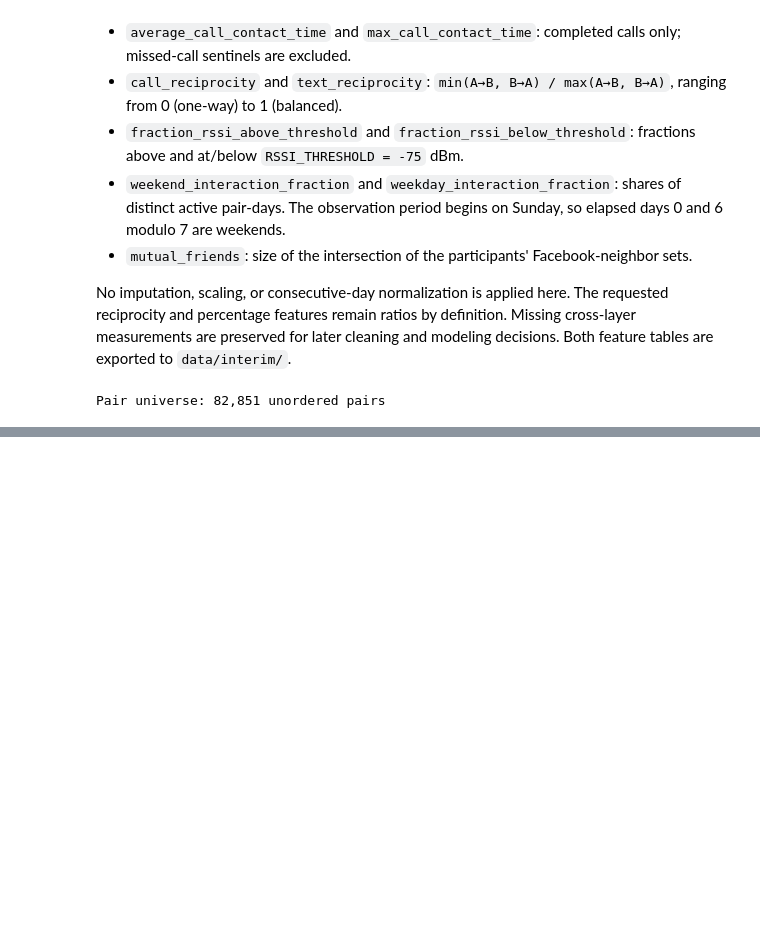
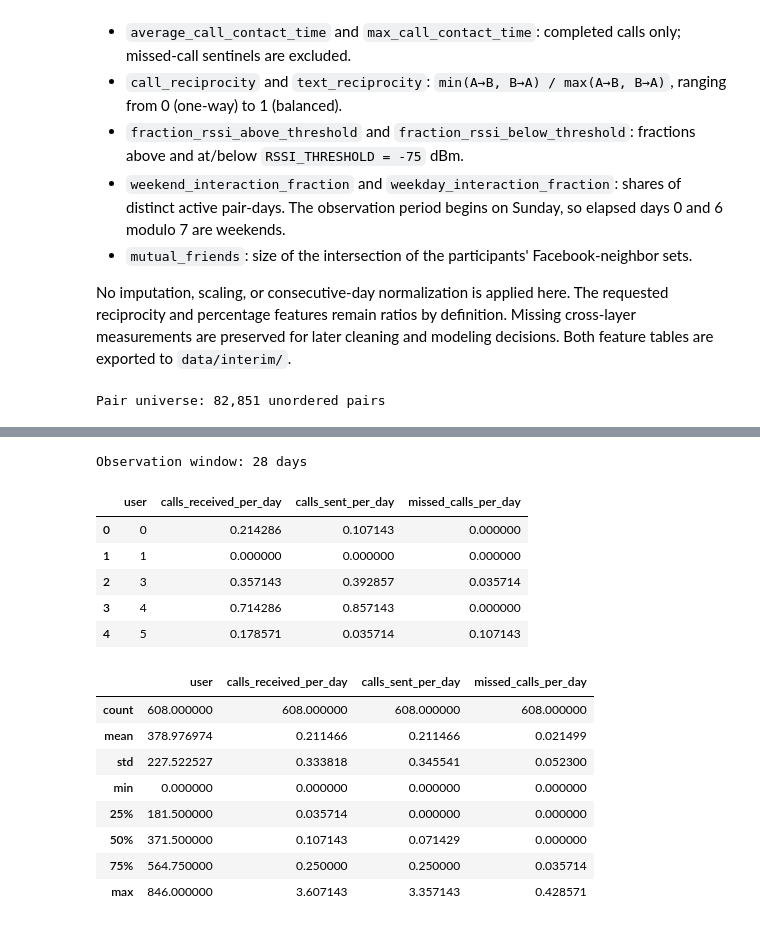
Before and after one commit to ucd-cosmos-data/26-the-deep-learners-analysis, a Jupyter notebook: FinalProject/notebooks/feature_engineering.ipynb, the cells around one changed output, grey strips where cells are left out. Saved outputs shown, nothing was run; the diff lists cells and outputs as text; code cells hidden in the pictures; blank space fills up the shorter version.

```diff
--- a/FinalProject/notebooks/feature_engineering.ipynb
+++ b/FinalProject/notebooks/feature_engineering.ipynb
@@ -381,0 +400,44 @@ Saved 82,851 pair rows to ../data/interim/pairwise_features.csv
+# %%
+# The full cohort is observed over the same fixed window, so a single constant
+# denominator is used rather than each participant's own active-day span.
+TOTAL_OBSERVATION_DAYS = int(
+    pd.concat([calls_data['timestamp'], sms_data['timestamp'], bt_valid['timestamp']]).max()
+    // SECONDS_PER_DAY
+) + 1
+
+missed_calls = calls_data.loc[calls_data['duration'].eq(-1)]
+
+daily_call_rate_features = pd.DataFrame({'user': participant_ids})
+daily_call_rate_features['calls_received_per_day'] = (
+    daily_call_rate_features['user'].map(calls_data.groupby('callee').size()).fillna(0)
+    / TOTAL_OBSERVATION_DAYS
+)
+daily_call_rate_features['calls_sent_per_day'] = (
+    daily_call_rate_features['user'].map(calls_data.groupby('caller').size()).fillna(0)
+    / TOTAL_OBSERVATION_DAYS
+)
+daily_call_rate_features['missed_calls_per_day'] = (
+    daily_call_rate_features['user'].map(missed_calls.groupby('callee').size()).fillna(0)
+    / TOTAL_OBSERVATION_DAYS
+)
+
+print(f'Observation window: {TOTAL_OBSERVATION_DAYS} days')
+display(daily_call_rate_features.head())
+display(daily_call_rate_features.describe())
+# %% [output]
+Observation window: 28 days
+|  | user | calls_received_per_day | calls_sent_per_day | missed_calls_per_day |
+| 0 | 0 | 0.214286 | 0.107143 | 0.000000 |
+| 1 | 1 | 0.000000 | 0.000000 | 0.000000 |
+| 2 | 3 | 0.357143 | 0.392857 | 0.035714 |
+| 3 | 4 | 0.714286 | 0.857143 | 0.000000 |
+| 4 | 5 | 0.178571 | 0.035714 | 0.107143 |
+|  | user | calls_received_per_day | calls_sent_per_day | missed_calls_per_day |
+| count | 608.000000 | 608.000000 | 608.000000 | 608.000000 |
+| mean | 378.976974 | 0.211466 | 0.211466 | 0.021499 |
+| std | 227.522527 | 0.333818 | 0.345541 | 0.052300 |
+| min | 0.000000 | 0.000000 | 0.000000 | 0.000000 |
+| 25% | 181.500000 | 0.035714 | 0.000000 | 0.000000 |
+| 50% | 371.500000 | 0.107143 | 0.071429 | 0.000000 |
+| 75% | 564.750000 | 0.250000 | 0.250000 | 0.035714 |
+| max | 846.000000 | 3.607143 | 3.357143 | 0.428571 |
```
Also changed, not shown: parts of 2 cells of this notebook, 2 other files.
